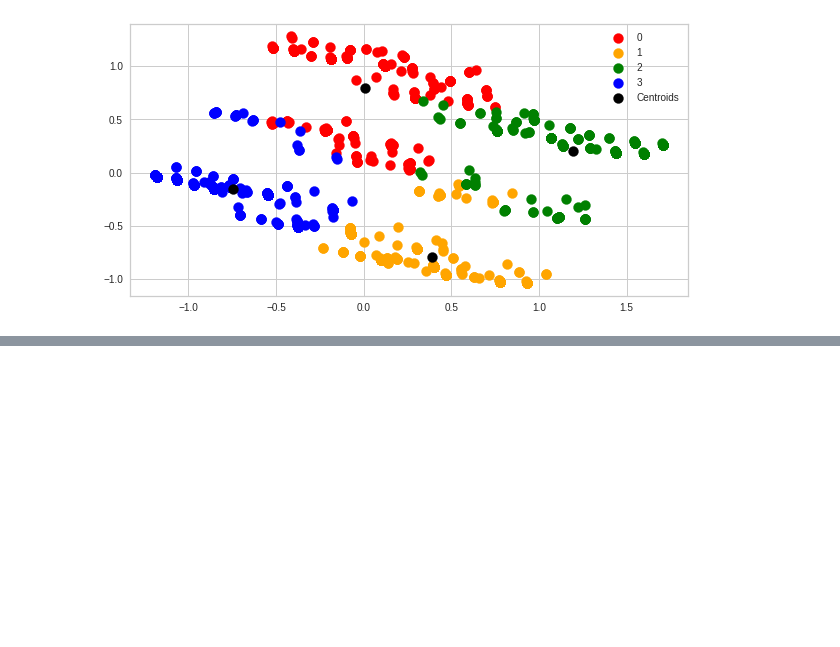
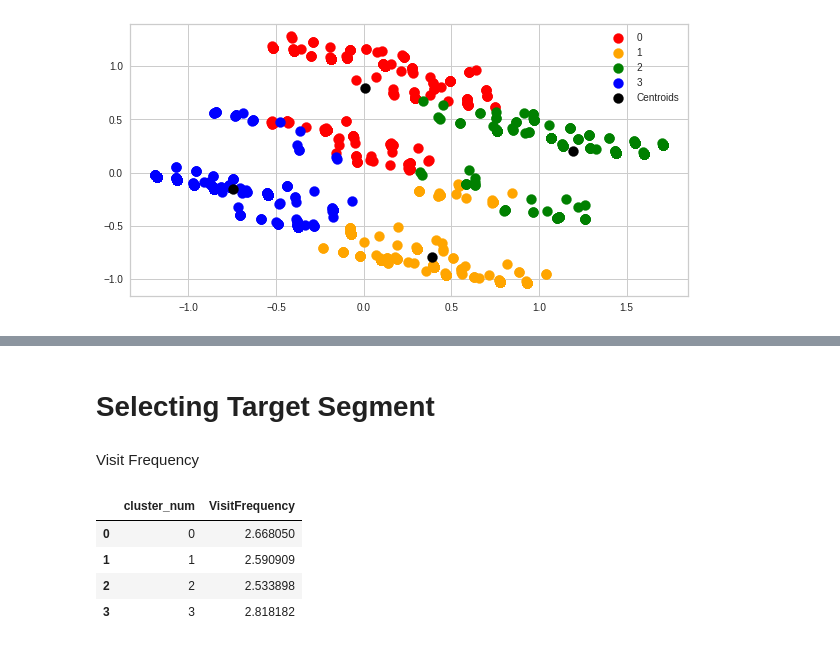
Before and after one commit to screenygeek/Market-Segmentation-Analysis-McDonalds-Case-Study, a Jupyter notebook: main.ipynb, the cells around one changed output, grey strips where cells are left out. Saved outputs shown, nothing was run; the diff lists cells and outputs as text; code cells hidden in the pictures; blank space fills up the shorter version.

```diff
--- a/main.ipynb
+++ b/main.ipynb
@@ -309,7 +309,8 @@ Conclusion: Best Number of Clusters = 4
 # %%
 kmeans = KMeans(n_clusters=4, init='k-means++', random_state=0)
 y_kmeans = kmeans.fit_predict(pf)
-data_mod_forPCA['cluster_num'] = kmeans.labels_
+pf['cluster_num'] = kmeans.labels_
+data_mod_forPCA["cluster_num"] = kmeans.labels_
 # %% [markdown]
 ### Information
 # %%
@@ -349,0 +372,17 @@ plt.legend()
+# %% [markdown]
+# Selecting Target Segment
+# %%
+data_mod['cluster_num'] = pf['cluster_num']
+# %% [markdown]
+Visit Frequency
+# %%
+data_mod['VisitFrequency'] = LabelEncoder().fit_transform(data_mod['VisitFrequency'])
+visit = data_mod.groupby('cluster_num')['VisitFrequency'].mean()
+visit = visit.to_frame().reset_index()
+visit
+# %% [output]
+|  | cluster_num | VisitFrequency |
+| 0 | 0 | 2.668050 |
+| 1 | 1 | 2.590909 |
+| 2 | 2 | 2.533898 |
+| 3 | 3 | 2.818182 |
```
Also changed, not shown: parts of 12 cells of this notebook.
